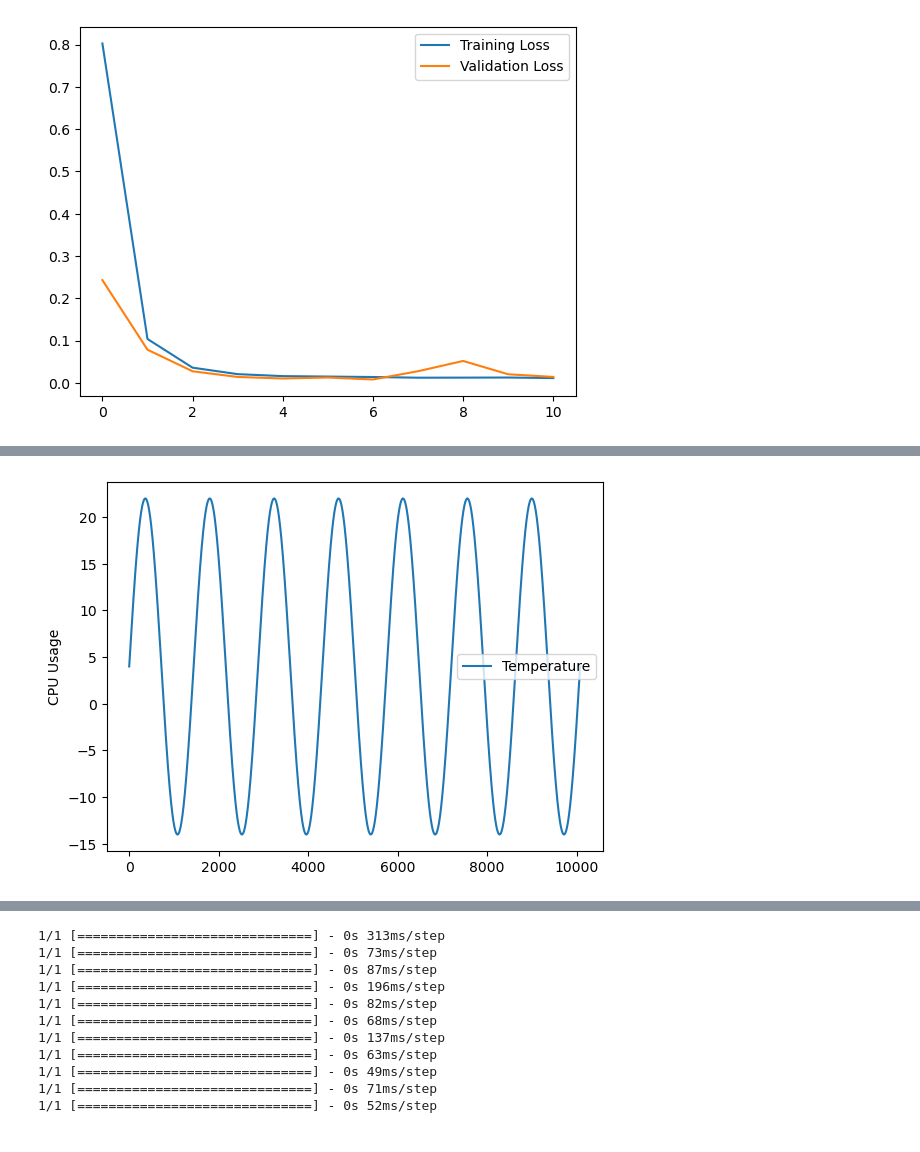
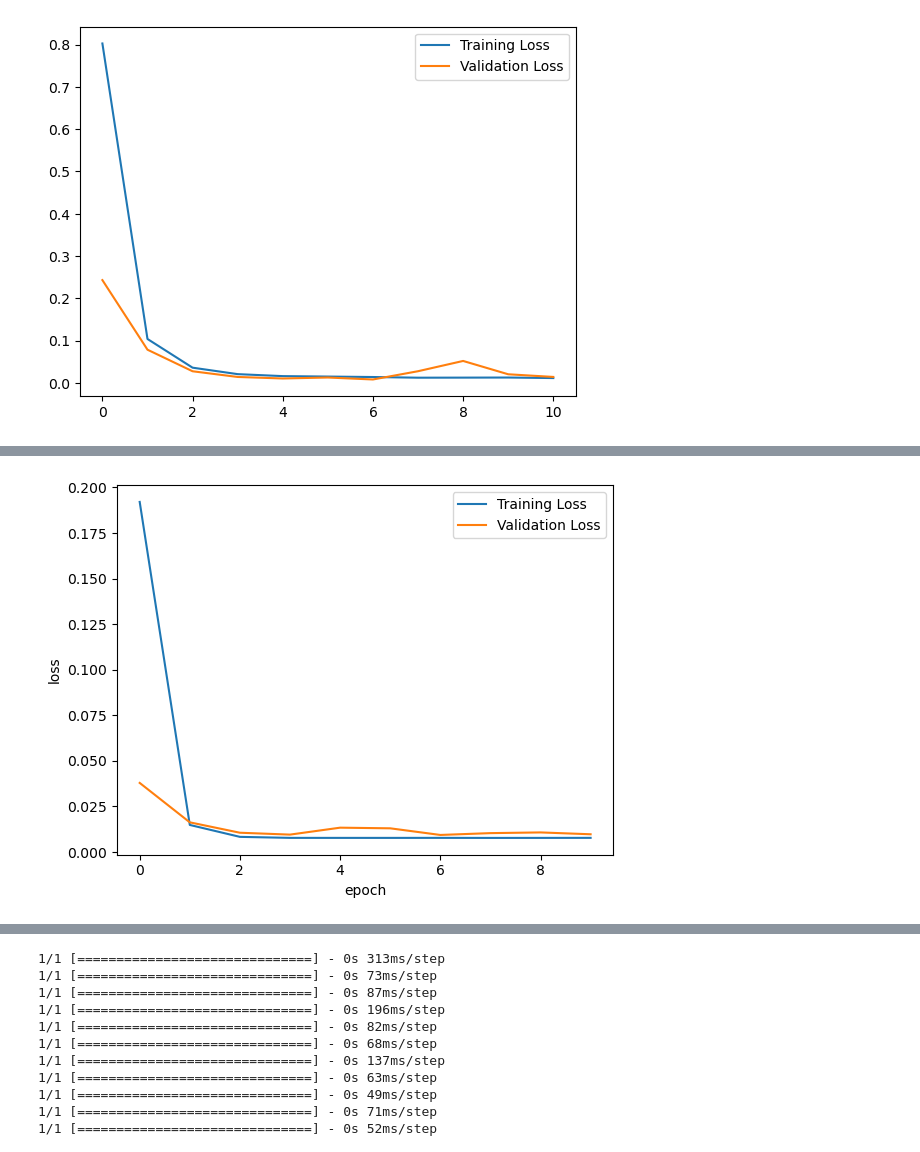
Before and after one commit to BrandonStreets-Mcleod/dissertation-test-code, a Jupyter notebook: Python/forecasting-model-test.ipynb, the cells around one changed output, grey strips where cells are left out. Cells and saved outputs as stored; diff of their text form; code cells hidden in the pictures.

```diff
--- a/Python/forecasting-model-test.ipynb
+++ b/Python/forecasting-model-test.ipynb
@@ -133,9 +133,11 @@ Epoch 11: val_loss did not improve from 0.00808
 Mean Square Error: 0.008080476894974709
 [figure]
 # %%
+# THIS IS THE TEST ONE
 import pandas as pd
 import numpy as np
 from datetime import datetime, timedelta
+from sklearn.model_selection import train_test_split
 
 # Initialize parameters for the dataset
 start_time = datetime(2024, 9, 18, 0, 0)  # Start at 00:00 AM on Sept 18, 2024
@@ -199,16 +201,6 @@ data_with_spikes = add_data_spikes(data)
 
 data_with_spikes['CPU Usage (%)'] += np.random.normal(0, 0.5, len(data))  # Small deviations, mean=0, std=0.5
 
-
-# Plot the CPU Usage against Temperature again, with rush hour spikes
-# plt.figure(figsize=(10, 6))
-# plt.scatter(data_with_spikes['Temperature (°C)'], data_with_spikes['CPU Usage (%)'], alpha=0.5, color='r', s=10)
-# plt.title('CPU Usage vs Temperature (°C) with Rush Hour Spikes', fontsize=14)
-# plt.xlabel('Temperature (°C)', fontsize=12)
-# plt.ylabel('CPU Usage (%)', fontsize=12)
-# plt.grid(True)
-# plt.show()
-
 # plt.plot(data_with_spikes['CPU Usage (%)'][:1440], label='CPU Usage')
 # plt.plot(data_with_spikes['CPU Usage (%)'][1440:2880], label='CPU Usage 2')
 # plt.plot(data_with_spikes['CPU Usage (%)'][2880:4320], label='CPU Usage 3')
@@ -219,4 +211,62 @@ data_with_spikes['CPU Usage (%)'] += np.random.normal(0, 0.5, len(data))  # Smal
 # plt.ylabel('CPU Usage')
 # plt.legend()
 # plt.show()
+
+data_with_spikes_cleaned = data_with_spikes[(data_with_spikes[['CPU Usage (%)']] >= 0).all(axis=1)]
+
+features = ['CPU Usage (%)', 'Temperature (°C)', 'Humidity (%)', 'Wind Speed (km/h)']
+data_with_spikes_cleaned = data_with_spikes_cleaned[features]
+
+scaler = MinMaxScaler()
+scaled_data = scaler.fit_transform(data_with_spikes_cleaned)
+
+def create_sequences(data, window_size):
+    X, y = [], []
+    for i in range(len(data) - window_size):
+        X.append(data[i:i + window_size])
+        y.append(data[i + window_size, 0])  # Predicting the next CPU usage
+    return np.array(X), np.array(y)
+
+window_size = 60
+X, y = create_sequences(scaled_data, window_size)
+X_train, X_test, y_train, y_test = train_test_split(X, y, test_size=0.2, shuffle=False)
+
+def traffic_prediction_lstm():
+    model = Sequential()
+    model.add(Bidirectional(LSTM(15, return_sequences=True, recurrent_dropout=0.2, kernel_regularizer=l2(0.01)), input_shape=(window_size, len(features))))
+    # model.add(Bidirectional(LSTM(10, return_sequences=True, kernel_regularizer=l2(0.01))))
+    # model.add(Bidirectional(LSTM(20, return_sequences=False, kernel_regularizer=l2(0.01))))
+    model.add(BatchNormalization())
+    model.add(Dense(10, activation='relu'))
+    model.add(Dense(1, activation='linear'))
+    model.compile(optimizer='adam', loss='mse')
+    # Learning Rate Scheduler
+    lr_scheduler = ReduceLROnPlateau(monitor='val_loss', factor=0.5, patience=3, min_lr=1e-6)
+    # Print model summary
+    model.summary()
+    return model, lr_scheduler
+
+lstm_model, lr_scheduler = traffic_prediction_lstm()
+# Early Stopping to prevent overfitting
+early_stopping = EarlyStopping(monitor='val_loss', patience=3, restore_best_weights=True)
+model_checkpoint = ModelCheckpoint('best_model.hdf5', monitor='val_loss', verbose=1, save_best_only=True, mode='min')
+
+# Fit the model
+history = lstm_model.fit(X_train, y_train,
+                          epochs=20,
+                          batch_size=10,
+                          validation_data=(X_test,y_test),
+                          callbacks=[early_stopping, lr_scheduler, model_checkpoint])
+
+lstm_model.load_weights('best_model.hdf5')
+
+mse = lstm_model.evaluate(X_test,y_test)
+print("Mean Square Error:",mse)
+
+plt.plot(history.history['loss'], label='Training Loss')
+plt.plot(history.history['val_loss'], label='Validation Loss')
+plt.ylabel('loss')
+plt.xlabel('epoch')
+plt.legend()
+plt.show()
 # %% [output]
@@ -223 +307 @@ data_with_spikes['CPU Usage (%)'] += np.random.normal(0, 0.5, len(data))  # Smal
-[figure, old version]
+[figure, new version]
```
Also changed, not shown: parts of 3 cells of this notebook, 2 other files.
